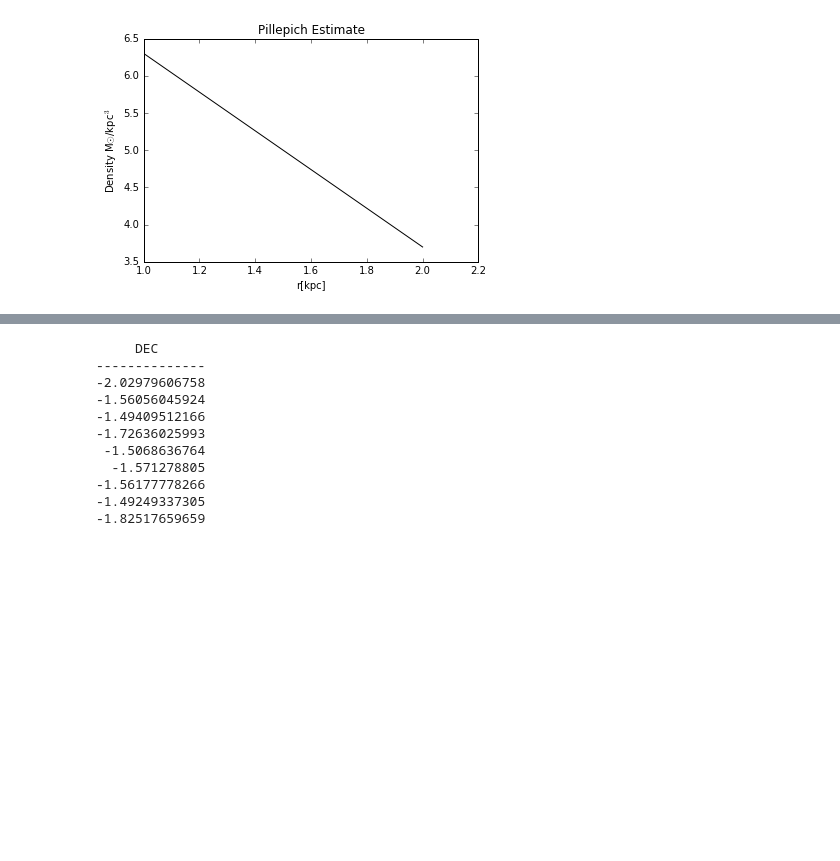
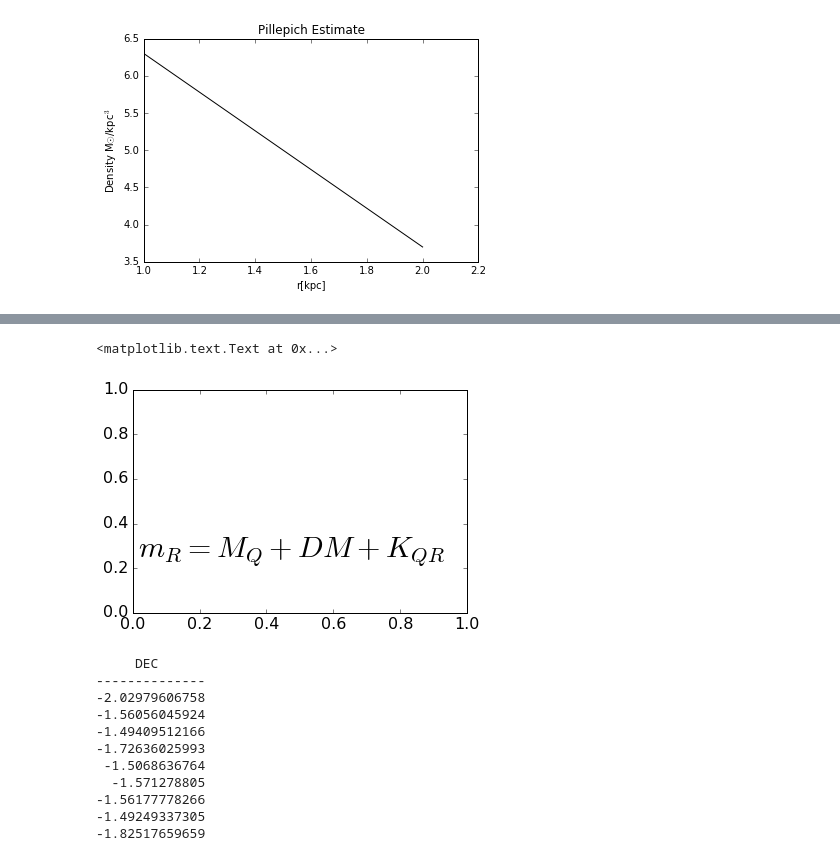
Before and after one commit to anewmark/galaxy_dark_matter, a Jupyter notebook: testing doc.ipynb, the cells around one changed output, grey strips where cells are left out. Saved outputs shown, nothing was run; the diff lists cells and outputs as text; code cells hidden in the pictures; blank space fills up the shorter version.

```diff
--- a/testing doc.ipynb
+++ b/testing doc.ipynb
@@ -97,3 +98,9 @@ plt.legend(loc=0)
+# %%
+f=plt.figure()
+plt.text(.015,0.25, r'$m_R = M_Q + DM + K_{QR}$', fontsize=30)
+# %% [output]
+<matplotlib.text.Text at 0x...>
+[figure, added]
 # %%
 import astropy.table as table
 indir='/Users/amandanewmark/repositories/galaxy_dark_matter/GAH/'
```
Also changed, not shown: parts of 2 cells of this notebook, 25 other files.
